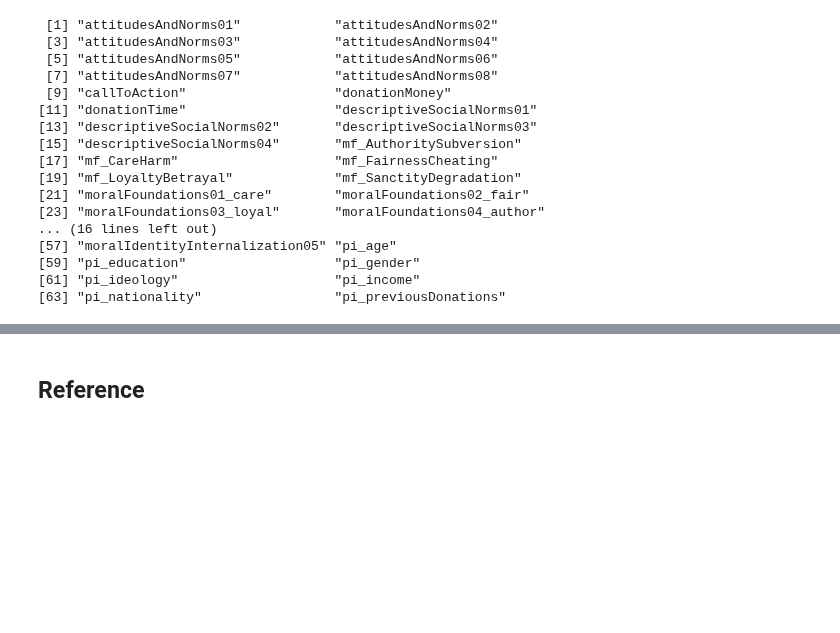
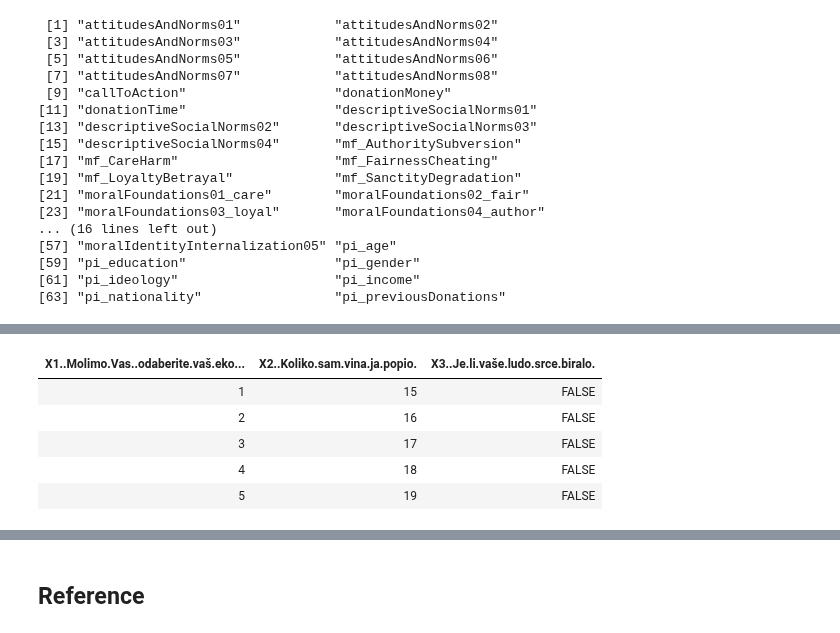
Before and after one commit to vdeni/rdionica, a Jupyter notebook: jupyter-notebook/priprema_podaci_upitnik.ipynb, the cells around one changed output, grey strips where cells are left out. Cells and saved outputs as stored; diff of their text form; code cells hidden in the pictures; blank space fills up the shorter version.

```diff
--- a/jupyter-notebook/priprema_podaci_upitnik.ipynb
+++ b/jupyter-notebook/priprema_podaci_upitnik.ipynb
@@ -972,0 +652,3 @@ colnames(podaci) %>% print(.)
+# %%
+ruzno <- data.frame('1. Molimo Vas, odaberite vaš ekonomski status:' = 1:5)
+ruzno
@@ -972,0 +682,11 @@ colnames(podaci) %>% print(.)
+# %%
+ruzno %<>% data.frame(., '2. Koliko sam vina ja popio?' = 15:19,
+                    '3. Je li vaše ludo srce biralo?' = F)
+ruzno
+# %% [output]
+| X1..Molimo.Vas..odaberite.vaš.eko... | X2..Koliko.sam.vina.ja.popio. | X3..Je.li.vaše.ludo.srce.biralo. |
+| 1 | 15 | FALSE |
+| 2 | 16 | FALSE |
+| 3 | 17 | FALSE |
+| 4 | 18 | FALSE |
+| 5 | 19 | FALSE |
```
Also changed, not shown: parts of 78 cells of this notebook.
